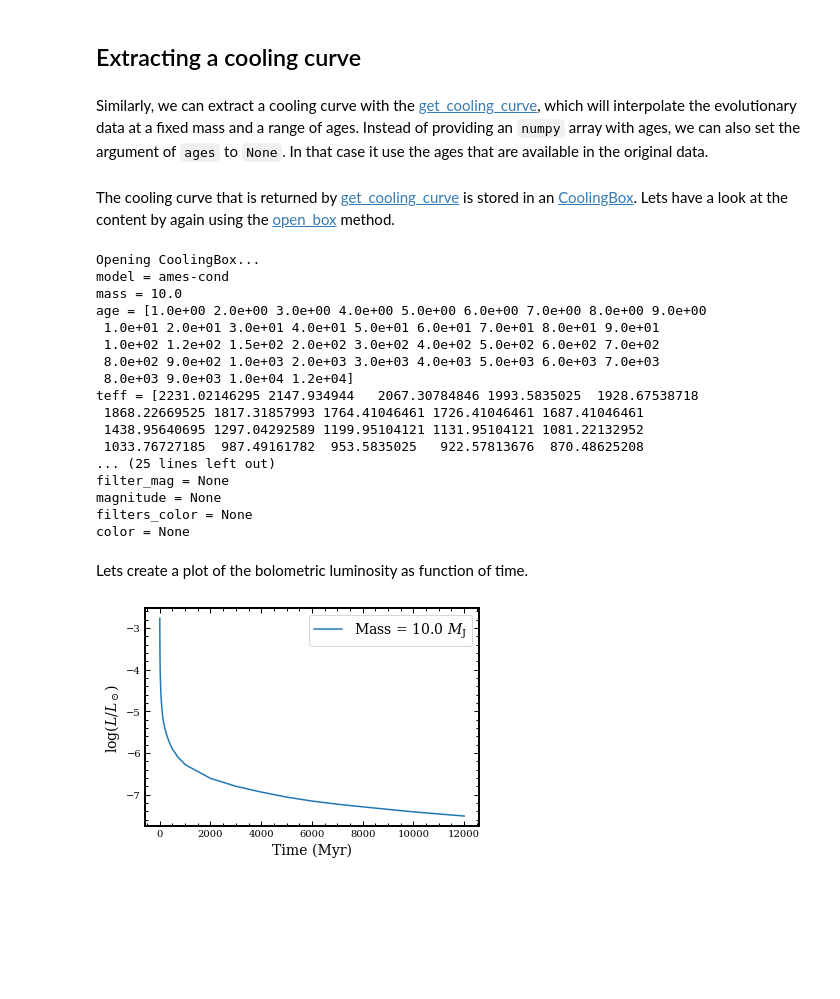
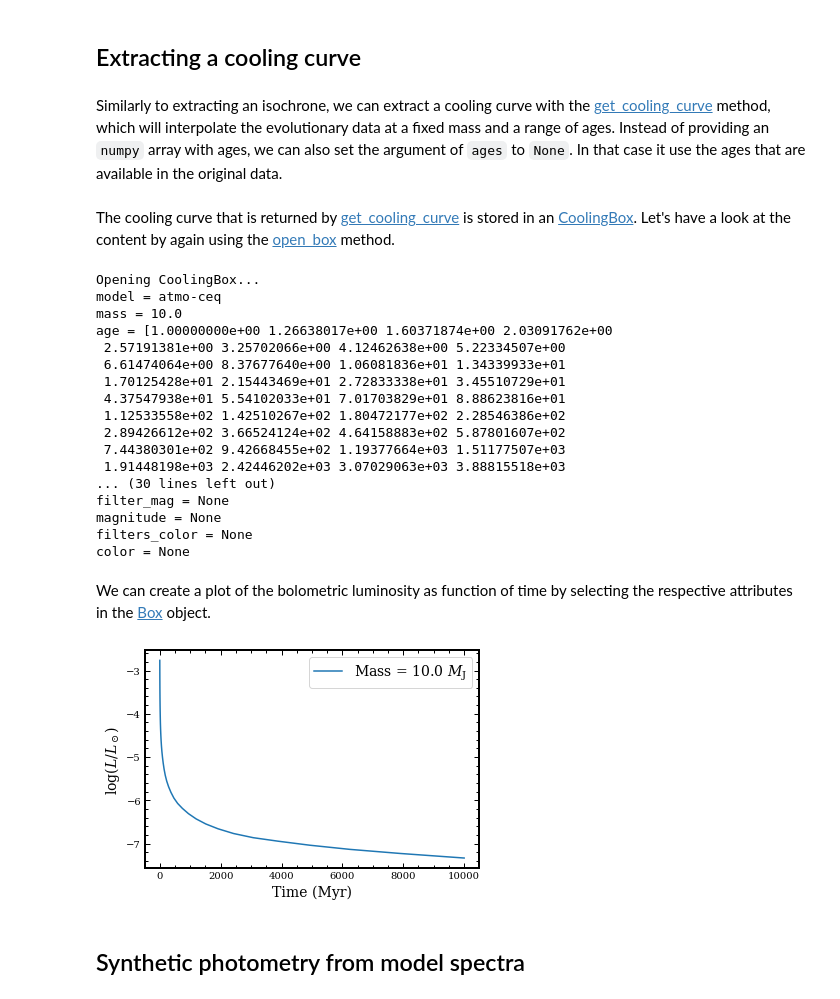
Before and after one commit to tomasstolker/species, a Jupyter notebook: docs/tutorials/read_isochrone.ipynb, the cells around one changed output. Drawn from its saved outputs; the diff is of its cells as text; code cells hidden in the pictures; blank space fills up the shorter version.

```diff
--- a/docs/tutorials/read_isochrone.ipynb
+++ b/docs/tutorials/read_isochrone.ipynb
@@ -46,2 +50,2 @@ We can now read the evolutionary data from the database by creating an instance
 # %%
-read_iso = species.ReadIsochrone(tag='ames-cond')
+read_iso = species.ReadIsochrone(tag='atmo-ceq')
@@ -93,41 +124,43 @@ plt.show()
 # %% [markdown]
 ## Extracting a cooling curve
 # %% [markdown]
-Similarly, we can extract a cooling curve with the [get_cooling_curve](https://species.readthedocs.io/en/latest/species.read.html#species.read.read_isochrone.ReadIsochrone.get_cooling_curve), which will interpolate the evolutionary data at a fixed mass and a range of ages. Instead of providing an `numpy` array with ages, we can also set the argument of `ages` to `None`. In that case it use the ages that are available in the original data.
+Similarly to extracting an isochrone, we can extract a cooling curve with the [get_cooling_curve](https://species.readthedocs.io/en/latest/species.read.html#species.read.read_isochrone.ReadIsochrone.get_cooling_curve) method, which will interpolate the evolutionary data at a fixed mass and a range of ages. Instead of providing an `numpy` array with ages, we can also set the argument of `ages` to `None`. In that case it use the ages that are available in the original data.
 # %%
 cooling_box = read_iso.get_cooling_curve(mass=10.,
                                          ages=None,
                                          filters_color=None,
                                          filter_mag=None)
 # %% [markdown]
-The cooling curve that is returned by [get_cooling_curve](https://species.readthedocs.io/en/latest/species.read.html#species.read.read_isochrone.ReadIsochrone.get_cooling_curve) is stored in an [CoolingBox](https://species.readthedocs.io/en/latest/species.core.html#species.core.box.CoolingBox). Lets have a look at the content by again using the [open_box](https://species.readthedocs.io/en/latest/species.core.html#species.core.box.Box.open_box) method.
+The cooling curve that is returned by [get_cooling_curve](https://species.readthedocs.io/en/latest/species.read.html#species.read.read_isochrone.ReadIsochrone.get_cooling_curve) is stored in an [CoolingBox](https://species.readthedocs.io/en/latest/species.core.html#species.core.box.CoolingBox). Let's have a look at the content by again using the [open_box](https://species.readthedocs.io/en/latest/species.core.html#species.core.box.Box.open_box) method.
 # %%
 cooling_box.open_box()
 # %% [output]
 Opening CoolingBox...
-model = ames-cond
+model = atmo-ceq
 mass = 10.0
-age = [1.0e+00 2.0e+00 3.0e+00 4.0e+00 5.0e+00 6.0e+00 7.0e+00 8.0e+00 9.0e+00
- 1.0e+01 2.0e+01 3.0e+01 4.0e+01 5.0e+01 6.0e+01 7.0e+01 8.0e+01 9.0e+01
- 1.0e+02 1.2e+02 1.5e+02 2.0e+02 3.0e+02 4.0e+02 5.0e+02 6.0e+02 7.0e+02
- 8.0e+02 9.0e+02 1.0e+03 2.0e+03 3.0e+03 4.0e+03 5.0e+03 6.0e+03 7.0e+03
- 8.0e+03 9.0e+03 1.0e+04 1.2e+04]
-teff = [2231.02146295 2147.934944   2067.30784846 1993.5835025  1928.67538718
- 1868.22669525 1817.31857993 1764.41046461 1726.41046461 1687.41046461
- 1438.95640695 1297.04292589 1199.95104121 1131.95104121 1081.22132952
- 1033.76727185  987.49161782  953.5835025   922.57813676  870.48625208
-... (25 lines left out)
+age = [1.00000000e+00 1.26638017e+00 1.60371874e+00 2.03091762e+00
+ 2.57191381e+00 3.25702066e+00 4.12462638e+00 5.22334507e+00
+ 6.61474064e+00 8.37677640e+00 1.06081836e+01 1.34339933e+01
+ 1.70125428e+01 2.15443469e+01 2.72833338e+01 3.45510729e+01
+ 4.37547938e+01 5.54102033e+01 7.01703829e+01 8.88623816e+01
+ 1.12533558e+02 1.42510267e+02 1.80472177e+02 2.28546386e+02
+ 2.89426612e+02 3.66524124e+02 4.64158883e+02 5.87801607e+02
+ 7.44380301e+02 9.42668455e+02 1.19377664e+03 1.51177507e+03
+ 1.91448198e+03 2.42446202e+03 3.07029063e+03 3.88815518e+03
+... (30 lines left out)
 filter_mag = None
 magnitude = None
 filters_color = None
 color = None
 # %% [markdown]
-Lets create a plot of the bolometric luminosity as function of time.
+We can create a plot of the bolometric luminosity as function of time by selecting the respective attributes in the [Box](https://species.readthedocs.io/en/latest/species.core.html#species.core.box.Box) object.
 # %%
 plt.plot(cooling_box.age, cooling_box.log_lum, label=f'Mass = {cooling_box.mass}'+r' $M_\mathrm{J}$')
 plt.xlabel(r'Time (Myr)', fontsize=14)
 plt.ylabel(r'$\log(L/L_\odot)$', fontsize=14)
-plt.legend(loc='upper right', fontsize=14)
+plt.legend(fontsize=14)
 plt.show()
 # %% [output]
-[figure, old version]
+[figure, new version]
+# %% [markdown]
+## Synthetic photometry from model spectra
```
Also changed, not shown: parts of 34 cells of this notebook, 11 other files.
